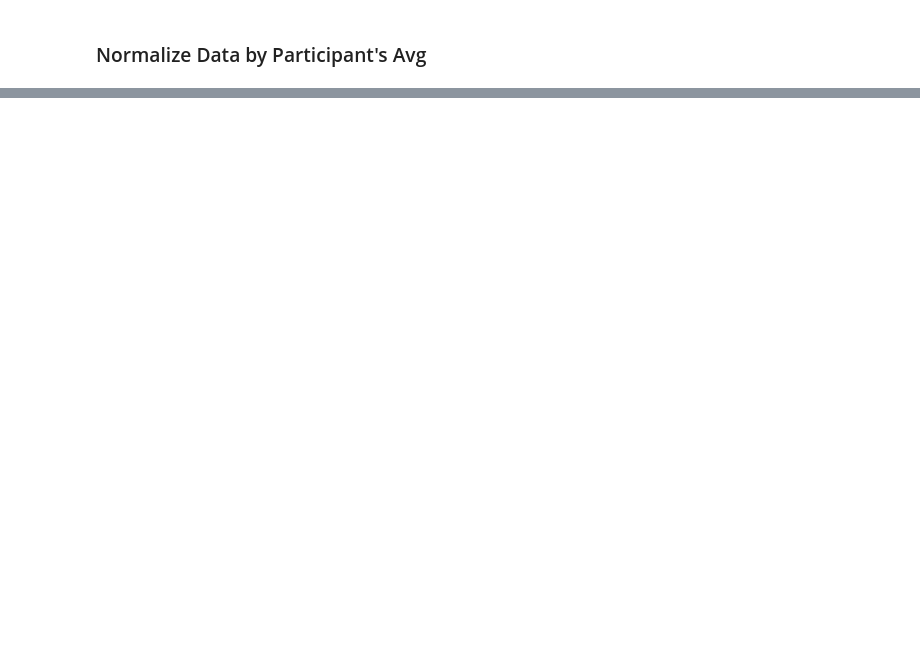
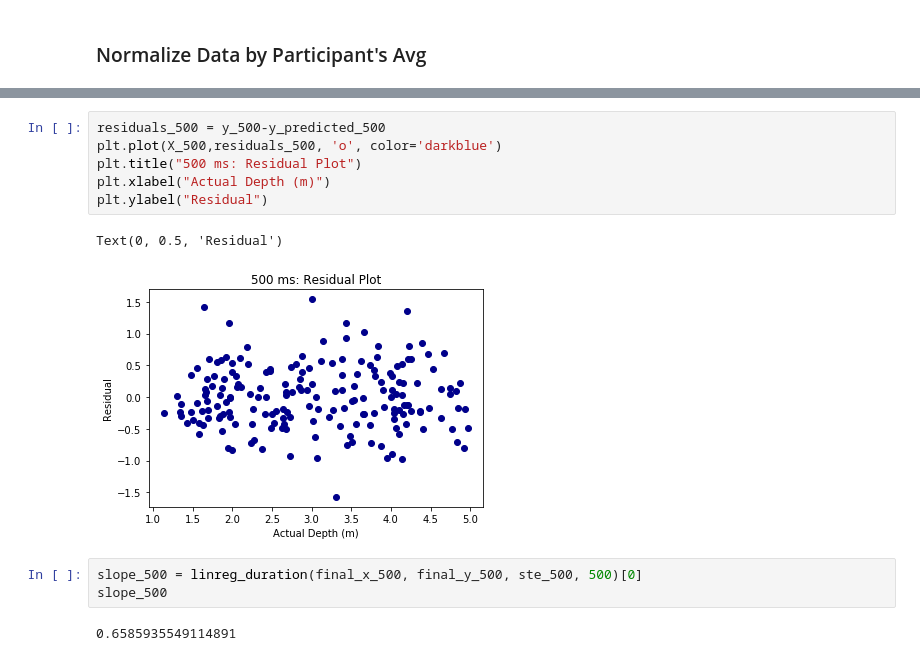
Before and after one commit to prachimahab/depth_duration_analysis, a Jupyter notebook: v3_depthDuration_analysis.ipynb, the cells around one changed output, grey strips where cells are left out. Saved outputs shown, nothing was run; the diff lists cells and outputs as text; blank space fills up the shorter version.

```diff
--- a/find_bad_participants.ipynb
+++ b/v3_depthDuration_analysis.ipynb
@@ -753,0 +785,14 @@ normalized_data = normalize_dfs(cleaned_data)
+# %%
+residuals_500 = y_500-y_predicted_500
+plt.plot(X_500,residuals_500, 'o', color='darkblue')
+plt.title("500 ms: Residual Plot")
+plt.xlabel("Actual Depth (m)")
+plt.ylabel("Residual")
+# %% [output]
+Text(0, 0.5, 'Residual')
+[figure, added]
+# %%
+slope_500 = linreg_duration(final_x_500, final_y_500, ste_500, 500)[0]
+slope_500
+# %% [output]
+0.6585935549114891
```
Also changed, not shown: parts of 154 cells of this notebook.
